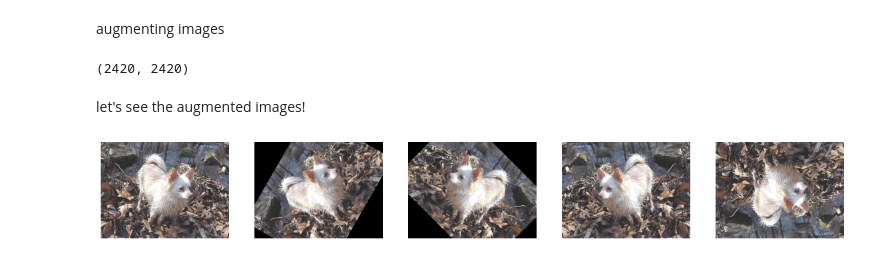
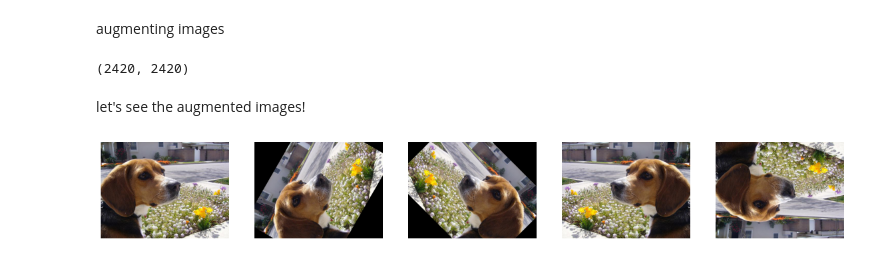
Before and after one commit to maya2d26/CNN_dog_breed_classifier, a Jupyter notebook: Stanford_dog_breed_classifier.ipynb, the cells around one changed output. Cells and saved outputs as stored; diff of their text form; code cells hidden in the pictures.

```diff
--- a/Stanford_dog_breed_classifier.ipynb
+++ b/Stanford_dog_breed_classifier.ipynb
@@ -96,8 +96,9 @@ len(train_x), len(train_y)
 let's see the augmented images!
 # %%
 fig,ax = plt.subplots(nrows=1,ncols=5,figsize=(20,20))
+dog_num=randrange(484)*5
 for i in range(5):
-    ax[i].imshow(train_x[i+305])
+    ax[i].imshow(train_x[i+dog_num])
     ax[i].axis('off')
 # %% [output]
-[figure, old version]
+[figure, new version]
```
